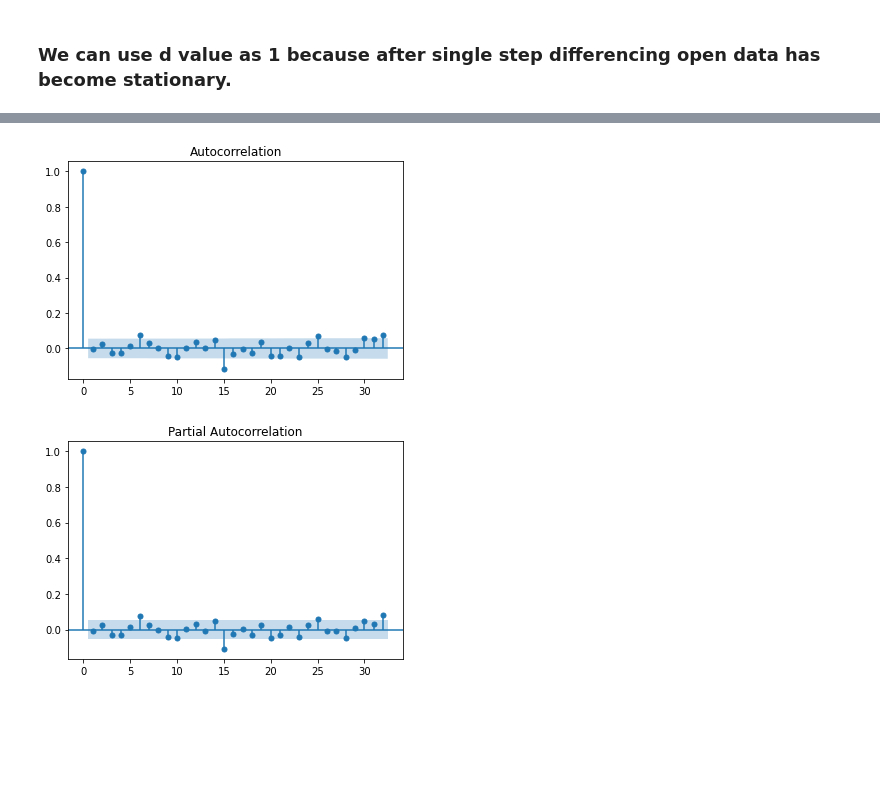
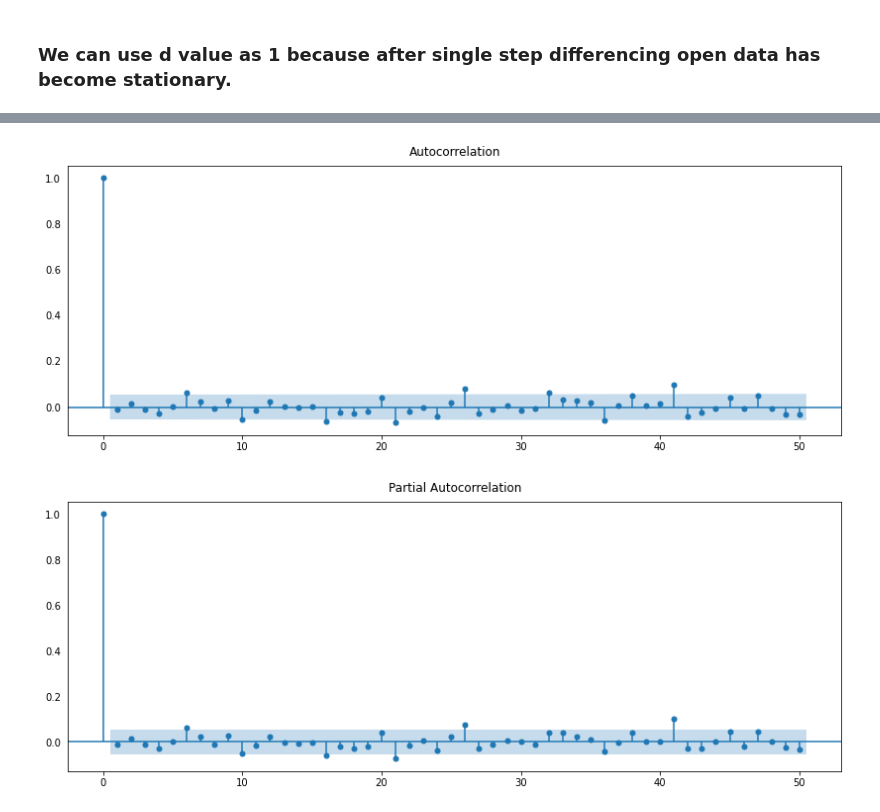
Before and after one commit to tamasree/Time_Series_Analysis_Demo, a Jupyter notebook: Sony_Stock_Analysis.ipynb, the cells around one changed output, grey strips where cells are left out. Cells and saved outputs as stored; diff of their text form; code cells hidden in the pictures; blank space fills up the shorter version.

```diff
--- a/Sony_Stock_Analysis.ipynb
+++ b/Sony_Stock_Analysis.ipynb
@@ -248,0 +204,15 @@ Name: Open, Length: 1259, dtype: float64
+# %%
+# Multiplicative Decomposition
+result_mul = seasonal_decompose(df_sony['Open'], model='multiplicative', extrapolate_trend='freq')
+
+# Additive Decomposition
+result_add = seasonal_decompose(df_sony['Open'], model='additive', extrapolate_trend='freq')
+
+# Plot
+plt.rcParams.update({'figure.figsize': (14,5)})
+plt.tight_layout()
+result_mul.plot().suptitle('Multiplicative Decompose', fontsize=15)
+result_add.plot().suptitle('Additive Decompose', fontsize=15)
+figure.autofmt_xdate()
+plt.tight_layout()
+plt.show()
@@ -249,4 +250,4 @@ Name: Open, Length: 1259, dtype: float64
 # %%
-df_sony['Open_30_days_rolling']=df_sony['Open'].rolling(30).mean()
+#df_sony['Open_30_days_rolling']=df_sony['Open'].rolling(30).mean()
 # %%
 ## smoothening stock data using rolling average
@@ -314,0 +274,12 @@ from statsmodels.tsa.stattools import adfuller
+# %%
+from pandas.plotting import lag_plot
+plt.rcParams.update({'ytick.left' : False, 'axes.titlepad':10})
+
+
+# Plot
+fig, axes = plt.subplots(1, 4, figsize=(10,3), sharex=True, sharey=True, dpi=100)
+for i, ax in enumerate(axes.flatten()[:4]):
+    lag_plot(df_sony.Open, lag=i+1, ax=ax, c='green')
+    ax.set_title('Lag ' + str(i+1))
+
+fig.suptitle('Lag Plots of Open Price')
@@ -354,3 +332,14 @@ p- value: 2.787235907664259e-16
 strong evidence against the null hypothesis, reject the null hypothesis. Data has no unit root and is stationary
 # %% [markdown]
 ### We can use d value as 1 because after single step differencing open data has become stationary.
+# %%
+plt.rcParams.update({'ytick.left' : False, 'axes.titlepad':10})
+
+
+# Plot
+fig, axes = plt.subplots(1, 4, figsize=(10,3), sharex=True, sharey=True, dpi=100)
+for i, ax in enumerate(axes.flatten()[:4]):
+    lag_plot(df_sony['Open First Difference'], lag=i+1, ax=ax, c='green')
+    ax.set_title('Lag ' + str(i+1))
+
+fig.suptitle('Lag Plots of Open First Difference Price')
@@ -357,13 +349,13 @@ strong evidence against the null hypothesis, reject the null hypothesis. Data ha
 # %%
 from statsmodels.graphics.tsaplots import plot_acf,plot_pacf
 # %%
-acf = plot_acf(df_sony["Open First Difference"].dropna())
+acf = plot_acf(df_sony["Open First Difference"].dropna(),lags=50)
 # %% [output]
-[figure, old version]
+[figure, new version]
 # %%
-result = plot_pacf(df_sony["Open First Difference"].dropna())
+result = plot_pacf(df_sony["Open First Difference"].dropna(),lags=50)
 # %% [output]
-[figure, old version]
+[figure, new version]
 # %%
 # Splitting training and test data
 from datetime import datetime,timedelta
```
Also changed, not shown: parts of 53 cells of this notebook.
